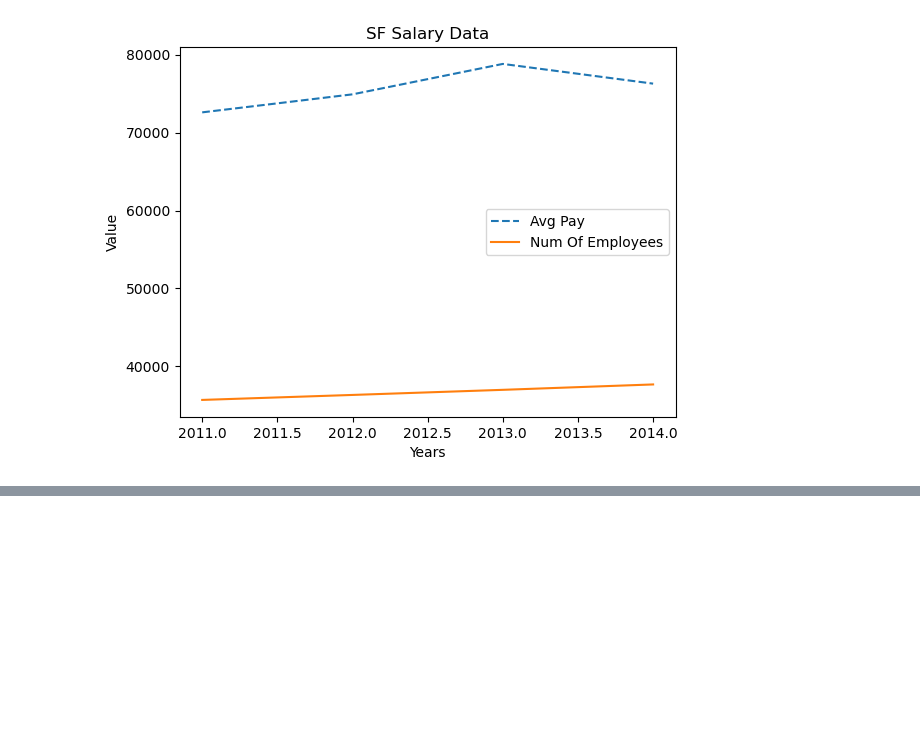
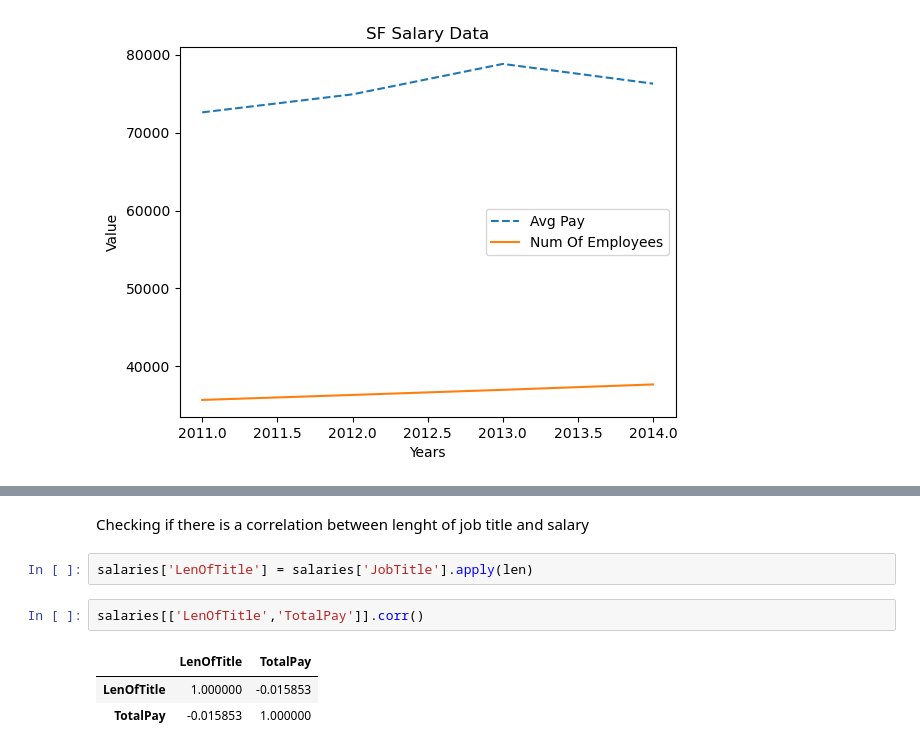
Before and after one commit to ulasyakut/data-exercises, a Jupyter notebook: sf-salaries/sf-salaries.ipynb, the cells around one changed output, grey strips where cells are left out. Cells and saved outputs as stored; diff of their text form; blank space fills up the shorter version.

Commit message:
sf salaries finished

```diff
--- a/sf-salaries/sf-salaries.ipynb
+++ b/sf-salaries/sf-salaries.ipynb
@@ -302,0 +342,10 @@ ax.legend()
+# %% [markdown]
+Checking if there is a correlation between lenght of job title and salary
+# %%
+salaries['LenOfTitle'] = salaries['JobTitle'].apply(len)
+# %%
+salaries[['LenOfTitle','TotalPay']].corr()
+# %% [output]
+|  | LenOfTitle | TotalPay |
+| LenOfTitle | 1.000000 | -0.015853 |
+| TotalPay | -0.015853 | 1.000000 |
```
Also changed, not shown: parts of 6 cells of this notebook.
